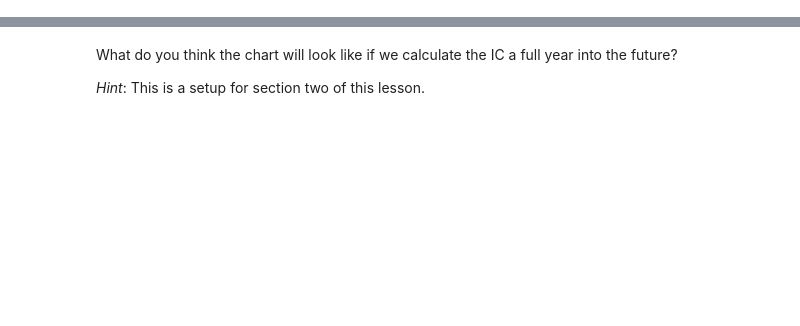
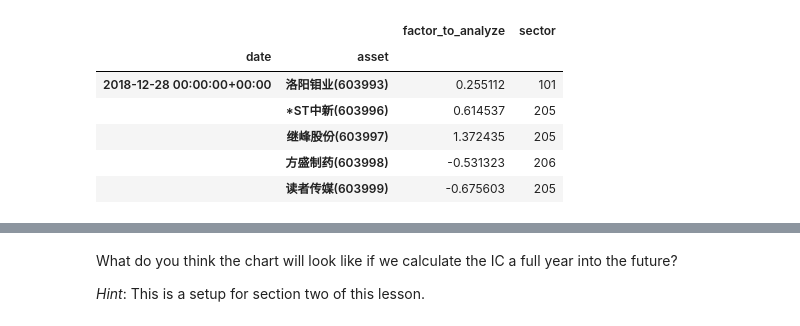
Before and after one commit to liudengfeng/zipline_doc, a Jupyter notebook: quantopian/learn/tutorials/alphalens/lesson4_Advanced Concepts.ipynb, the cells around one changed output, grey strips where cells are left out. Saved outputs shown, nothing was run; the diff lists cells and outputs as text; code cells hidden in the pictures; blank space fills up the shorter version.

```diff
--- a/quantopian/learn/tutorials/alphalens/lesson4_Advanced Concepts.ipynb
+++ b/quantopian/learn/tutorials/alphalens/lesson4_Advanced Concepts.ipynb
@@ -64,2 +69,12 @@ factor_data = get_clean_factor_and_forward_returns(
 Dropped 0.0% entries from factor data: 0.0% in forward returns computation and 0.0% in binning phase (set max_loss=0 to see potentially suppressed Exceptions).
 max_loss is 35.0%, not exceeded: OK!
+# %%
+pipeline_output.tail()
+# %% [output]
+|  |  | factor_to_analyze | sector |
+| date | asset |  |  |
+| 2018-12-28 00:00:00+00:00 | 洛阳钼业(603993) | 0.255112 | 101 |
+|  | *ST中新(603996) | 0.614537 | 205 |
+|  | 继峰股份(603997) | 1.372435 | 205 |
+|  | 方盛制药(603998) | -0.531323 | 206 |
+|  | 读者传媒(603999) | -0.675603 | 205 |
```
Also changed, not shown: parts of 19 cells of this notebook, 3 other files.
